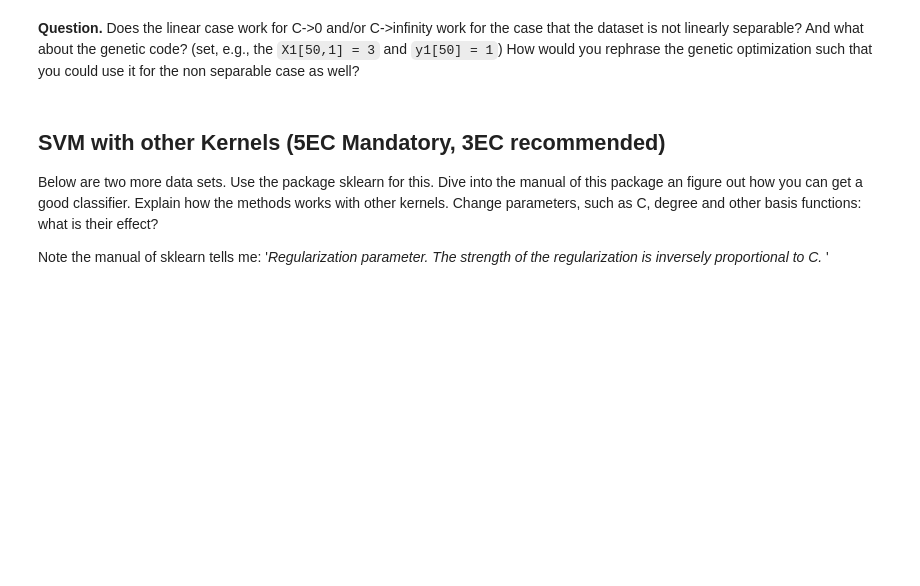
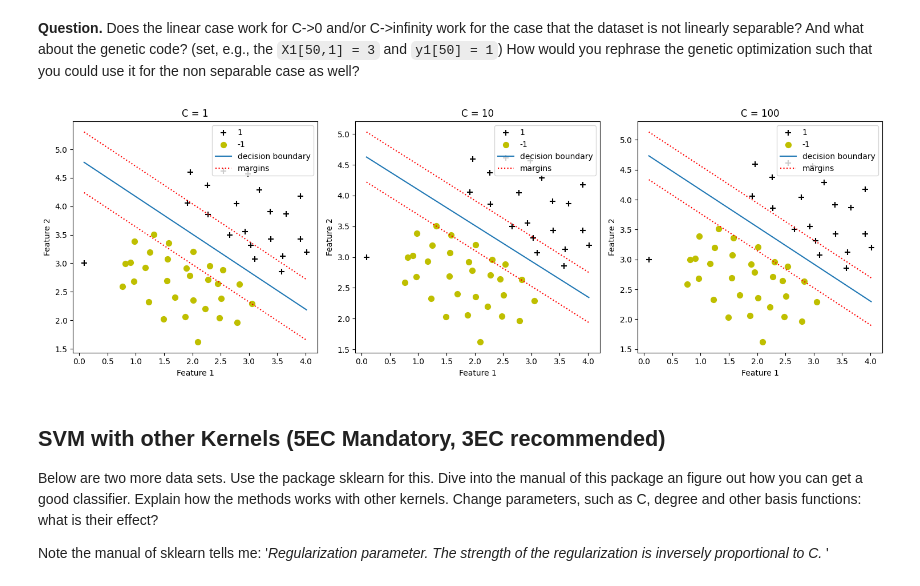
Before and after one commit to mard4/machine-learning, a Jupyter notebook: 4.SVM/Support_Vector_Machines_Assignment_2025v2_dangelo.ipynb, the cells around one changed output. Cells and saved outputs as stored; diff of their text form; code cells hidden in the pictures; blank space fills up the shorter version.

```diff
--- a/4.SVM/Support_Vector_Machines_Assignment_2025v2_dangelo.ipynb
+++ b/4.SVM/Support_Vector_Machines_Assignment_2025v2_dangelo.ipynb
@@ -469,8 +490,11 @@ How would you rephrase the genetic optimization such that you could use it for t
 # %%
 X1[50,1] = 3
 y1[50] = 1
 
 # Run minimusation for 3 C values and plot the boundaries in a subplot with 3 windows.
+plot_differentC()
+# %% [output]
+[figure, added]
 # %% [markdown]
 ## SVM with other Kernels **(5EC Mandatory, 3EC recommended)**
 
```
Also changed, not shown: parts of 8 cells of this notebook.
